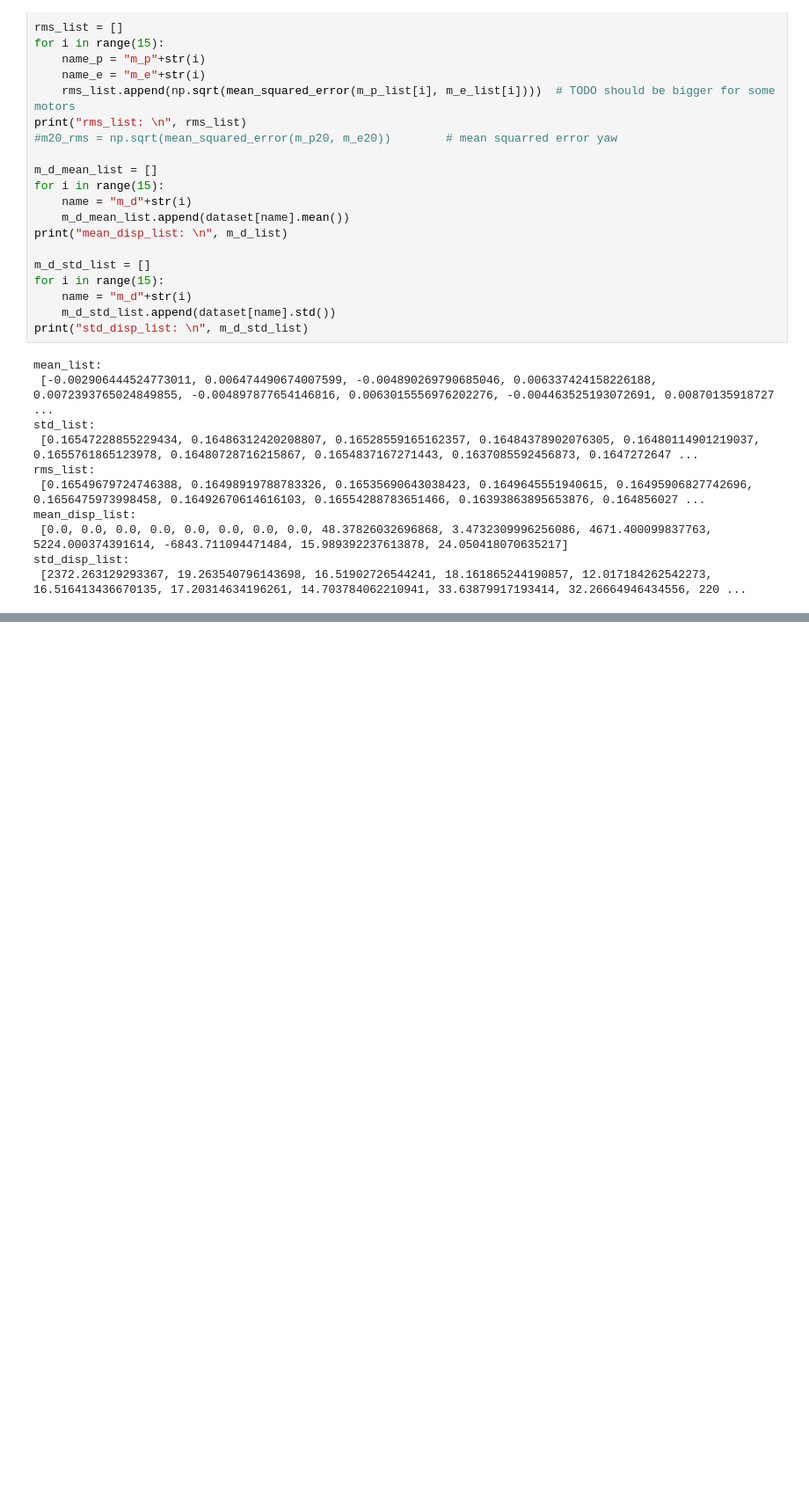
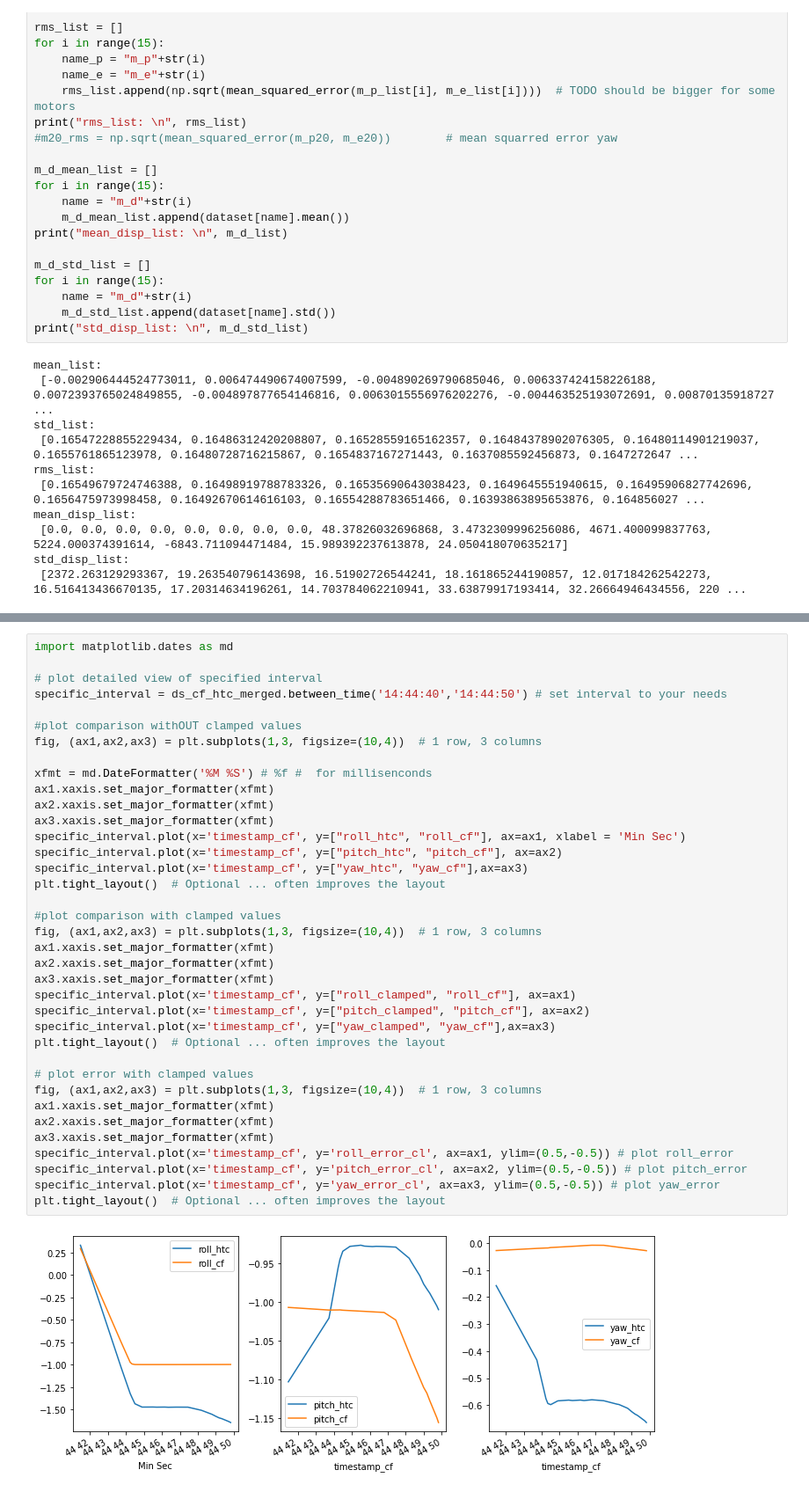
Before and after one commit to Roboy/joint_state_analysis, a Jupyter notebook: Data_Analysis_joint_states.ipynb, the cells around one changed output, grey strips where cells are left out. Shown at 88% size. Drawn from its saved outputs; the diff is of its cells as text; blank space fills up the shorter version.

```diff
--- a/Data_Analysis_joint_states.ipynb
+++ b/Data_Analysis_joint_states.ipynb
@@ -328,0 +435,39 @@ std_disp_list:
+# %%
+import matplotlib.dates as md
+
+# plot detailed view of specified interval
+specific_interval = ds_cf_htc_merged.between_time('14:44:40','14:44:50') # set interval to your needs
+
+#plot comparison withOUT clamped values
+fig, (ax1,ax2,ax3) = plt.subplots(1,3, figsize=(10,4))  # 1 row, 3 columns
+
+xfmt = md.DateFormatter('%M %S') # %f #  for millisenconds
+ax1.xaxis.set_major_formatter(xfmt)
+ax2.xaxis.set_major_formatter(xfmt)
+ax3.xaxis.set_major_formatter(xfmt)
+specific_interval.plot(x='timestamp_cf', y=["roll_htc", "roll_cf"], ax=ax1, xlabel = 'Min Sec')
+specific_interval.plot(x='timestamp_cf', y=["pitch_htc", "pitch_cf"], ax=ax2)
+specific_interval.plot(x='timestamp_cf', y=["yaw_htc", "yaw_cf"],ax=ax3)
+plt.tight_layout()  # Optional ... often improves the layout
+
+#plot comparison with clamped values
+fig, (ax1,ax2,ax3) = plt.subplots(1,3, figsize=(10,4))  # 1 row, 3 columns
+ax1.xaxis.set_major_formatter(xfmt)
+ax2.xaxis.set_major_formatter(xfmt)
+ax3.xaxis.set_major_formatter(xfmt)
+specific_interval.plot(x='timestamp_cf', y=["roll_clamped", "roll_cf"], ax=ax1)
+specific_interval.plot(x='timestamp_cf', y=["pitch_clamped", "pitch_cf"], ax=ax2)
+specific_interval.plot(x='timestamp_cf', y=["yaw_clamped", "yaw_cf"],ax=ax3)
+plt.tight_layout()  # Optional ... often improves the layout
+
+# plot error with clamped values
+fig, (ax1,ax2,ax3) = plt.subplots(1,3, figsize=(10,4))  # 1 row, 3 columns
+ax1.xaxis.set_major_formatter(xfmt)
+ax2.xaxis.set_major_formatter(xfmt)
+ax3.xaxis.set_major_formatter(xfmt)
+specific_interval.plot(x='timestamp_cf', y='roll_error_cl', ax=ax1, ylim=(0.5,-0.5)) # plot roll_error
+specific_interval.plot(x='timestamp_cf', y='pitch_error_cl', ax=ax2, ylim=(0.5,-0.5)) # plot pitch_error
+specific_interval.plot(x='timestamp_cf', y='yaw_error_cl', ax=ax3, ylim=(0.5,-0.5)) # plot yaw_error
+plt.tight_layout()  # Optional ... often improves the layout
+# %% [output]
+[figure, added]
```
Also changed, not shown: parts of 10 cells of this notebook.
